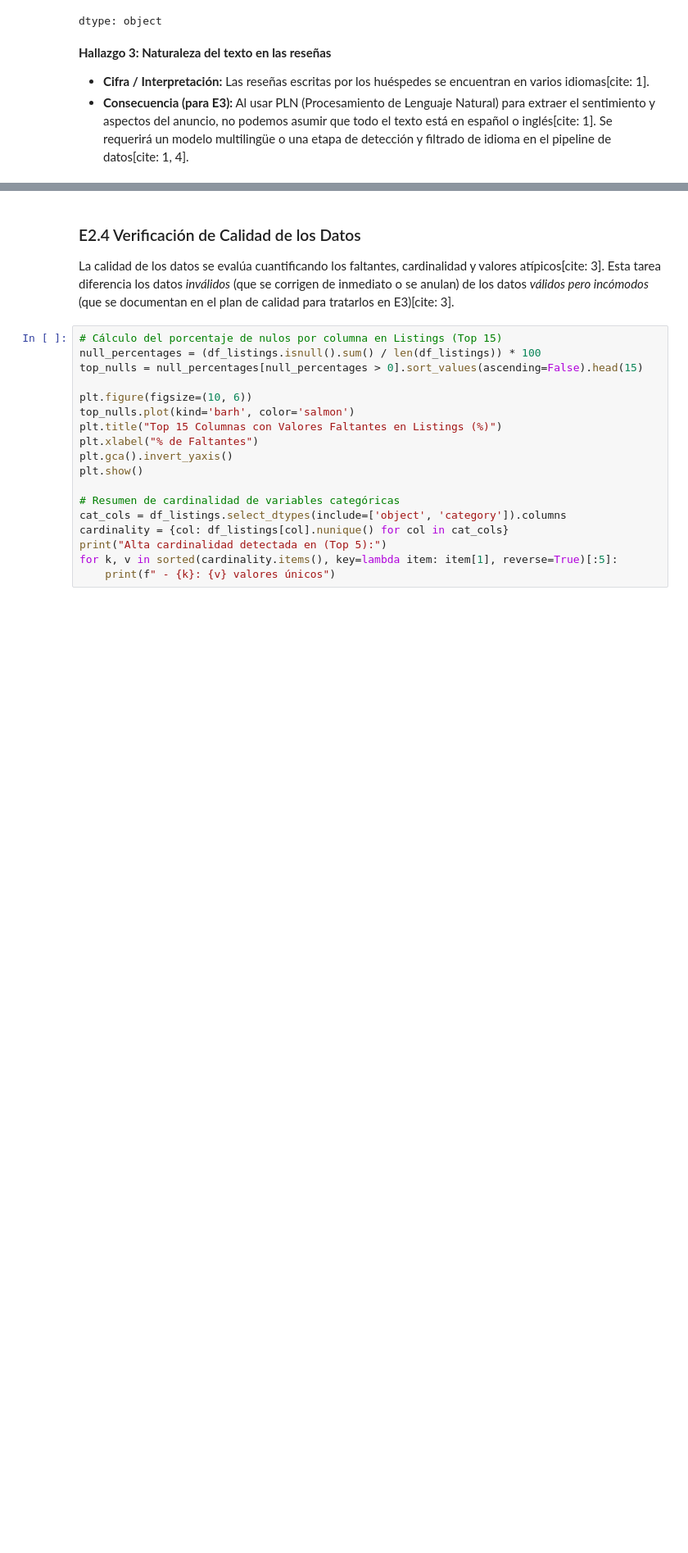
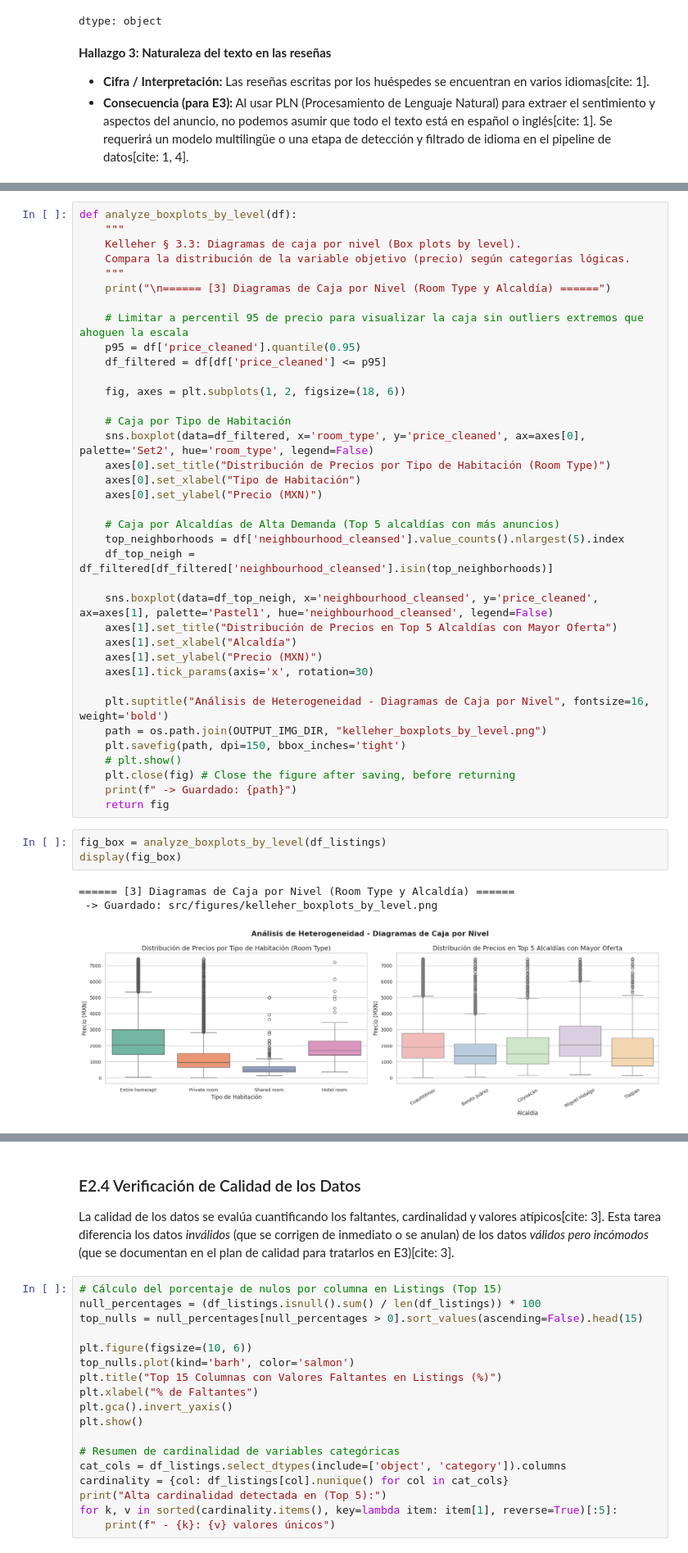
Before and after one commit to josenomberto/UTEC-CDIAV3-MCD8015, a Jupyter notebook: src/01_eda.ipynb, the cells around one changed output, grey strips where cells are left out. Shown at 82% size. Saved outputs shown, nothing was run; the diff lists cells and outputs as text; blank space fills up the shorter version.

```diff
--- a/src/01_eda.ipynb
+++ b/src/01_eda.ipynb
@@ -257,0 +303,44 @@ dtype: object
+# %%
+def analyze_boxplots_by_level(df):
+    """
+    Kelleher § 3.3: Diagramas de caja por nivel (Box plots by level).
+    Compara la distribución de la variable objetivo (precio) según categorías lógicas.
+    """
+    print("\n====== [3] Diagramas de Caja por Nivel (Room Type y Alcaldía) ======")
+
+    # Limitar a percentil 95 de precio para visualizar la caja sin outliers extremos que ahoguen la escala
+    p95 = df['price_cleaned'].quantile(0.95)
+    df_filtered = df[df['price_cleaned'] <= p95]
+
+    fig, axes = plt.subplots(1, 2, figsize=(18, 6))
+
+    # Caja por Tipo de Habitación
+    sns.boxplot(data=df_filtered, x='room_type', y='price_cleaned', ax=axes[0], palette='Set2', hue='room_type', legend=False)
+    axes[0].set_title("Distribución de Precios por Tipo de Habitación (Room Type)")
+    axes[0].set_xlabel("Tipo de Habitación")
+    axes[0].set_ylabel("Precio (MXN)")
+
+    # Caja por Alcaldías de Alta Demanda (Top 5 alcaldías con más anuncios)
+    top_neighborhoods = df['neighbourhood_cleansed'].value_counts().nlargest(5).index
+    df_top_neigh = df_filtered[df_filtered['neighbourhood_cleansed'].isin(top_neighborhoods)]
+
+    sns.boxplot(data=df_top_neigh, x='neighbourhood_cleansed', y='price_cleaned', ax=axes[1], palette='Pastel1', hue='neighbourhood_cleansed', legend=False)
+    axes[1].set_title("Distribución de Precios en Top 5 Alcaldías con Mayor Oferta")
+    axes[1].set_xlabel("Alcaldía")
+    axes[1].set_ylabel("Precio (MXN)")
+    axes[1].tick_params(axis='x', rotation=30)
+
+    plt.suptitle("Análisis de Heterogeneidad - Diagramas de Caja por Nivel", fontsize=16, weight='bold')
+    path = os.path.join(OUTPUT_IMG_DIR, "kelleher_boxplots_by_level.png")
+    plt.savefig(path, dpi=150, bbox_inches='tight')
+    # plt.show()
+    plt.close(fig) # Close the figure after saving, before returning
+    print(f" -> Guardado: {path}")
+    return fig
+# %%
+fig_box = analyze_boxplots_by_level(df_listings)
+display(fig_box)
+# %% [output]
+====== [3] Diagramas de Caja por Nivel (Room Type y Alcaldía) ======
+ -> Guardado: src/figures/kelleher_boxplots_by_level.png
+[figure, added]
```
Also changed, not shown: parts of 29 cells of this notebook.
